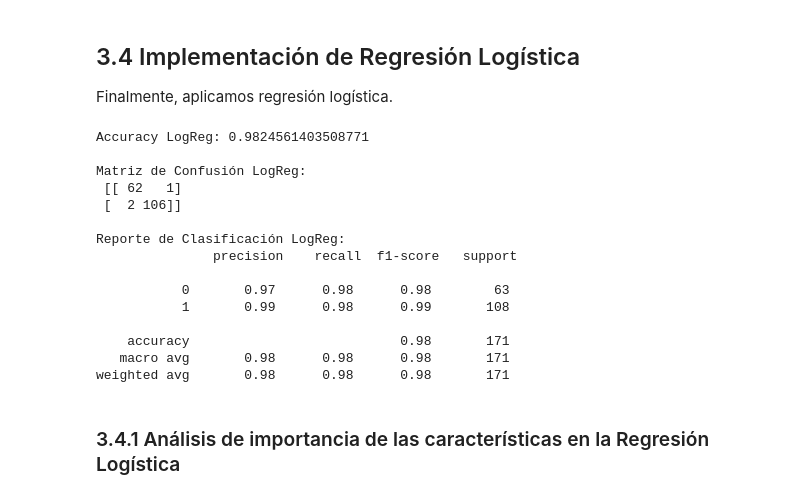
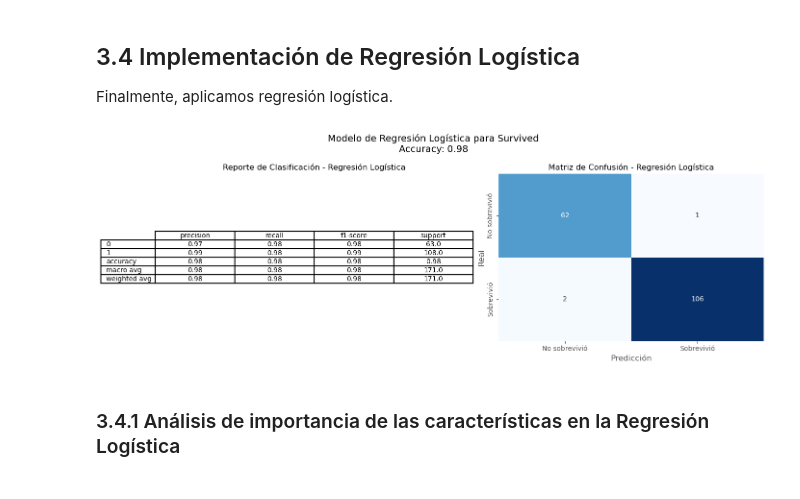
Before and after one commit to Godoca2/Machine-Learning, a Jupyter notebook: Scripts/ML_Lab3_DataSet_breast_cancer.ipynb, the cells around one changed output. Saved outputs shown, nothing was run; the diff lists cells and outputs as text; code cells hidden in the pictures.

```diff
--- a/Scripts/ML_Lab3_DataSet_breast_cancer.ipynb
+++ b/Scripts/ML_Lab3_DataSet_breast_cancer.ipynb
@@ -375,38 +389,48 @@ weighted avg       0.95      0.95      0.95       171
 ## 3.4 Implementación de Regresión Logística
 
 Finalmente, aplicamos regresión logística.
-# %%
-from sklearn.linear_model import LogisticRegression
-
-# Instanciar el modelo
-logreg_model = LogisticRegression(max_iter=1000)
-
-# Entrenar el modelo
-logreg_model.fit(X_train, y_train)
-
-# Predecir en el conjunto de prueba
-y_pred_logreg = logreg_model.predict(X_test)
-
-# Evaluar el modelo
-print("Accuracy LogReg:", accuracy_score(y_test, y_pred_logreg))
-print("\nMatriz de Confusión LogReg:\n", confusion_matrix(y_test, y_pred_logreg))
-print("\nReporte de Clasificación LogReg:\n", classification_report(y_test, y_pred_logreg))
-# %% [output]
-Accuracy LogReg: 0.9824561403508771
-
-Matriz de Confusión LogReg:
- [[ 62   1]
- [  2 106]]
-
-Reporte de Clasificación LogReg:
-               precision    recall  f1-score   support
-
-           0       0.97      0.98      0.98        63
-           1       0.99      0.98      0.99       108
-
-    accuracy                           0.98       171
-   macro avg       0.98      0.98      0.98       171
-weighted avg       0.98      0.98      0.98       171
+# %%
+from sklearn.linear_model import LogisticRegression
+
+# Instanciar el modelo
+logreg_model = LogisticRegression(max_iter=1000)
+
+# Entrenar el modelo
+logreg_model.fit(X_train, y_train)
+
+# Predecir en el conjunto de prueba
+y_pred_logreg = logreg_model.predict(X_test)
+
+# Evaluar el modelo
+accuracy_logreg = accuracy_score(y_test, y_pred_logreg)
+conf_matrix_logreg = confusion_matrix(y_test, y_pred_logreg)
+report_df_logreg = pd.DataFrame(classification_report(y_test, y_pred_logreg, output_dict=True)).transpose().round(2)
+
+# Resultados del modelo de Regresión Logística
+fig, ax = plt.subplots(1, 2, figsize=(14, 5))
+fig.suptitle(f'Modelo de Regresión Logística para Survived\nAccuracy: {accuracy_logreg:.2f}', fontsize=14)
+
+# Reporte de clasificación
+ax[0].set_title("Reporte de Clasificación - Regresión Logística", fontsize=12)
+ax[0].axis('off')
+table_logreg = ax[0].table(cellText=report_df_logreg.values, colLabels=report_df_logreg.columns, rowLabels=report_df_logreg.index, cellLoc='center', loc='center', edges='BRTL')
+table_logreg.auto_set_font_size(False)
+table_logreg.set_fontsize(10)
+table_logreg.scale(1.2, 1.2)
+for key, cell in table_logreg.get_celld().items():
+    cell.set_linewidth(1.5)
+
+# Matriz de confusión
+sns.heatmap(conf_matrix_logreg, annot=True, fmt="d", cmap="Blues", ax=ax[1], cbar=False,
+            xticklabels=['No sobrevivió', 'Sobrevivió'], yticklabels=['No sobrevivió', 'Sobrevivió'])
+ax[1].set_title("Matriz de Confusión - Regresión Logística", fontsize=12)
+ax[1].set_xlabel("Predicción")
+ax[1].set_ylabel("Real")
+
+plt.tight_layout()
+plt.show()
+# %% [output]
+[figure, added]
 # %% [markdown]
 ### 3.4.1 Análisis de importancia de las características en la Regresión Logística
 # %%
```
Also changed, not shown: parts of 10 cells of this notebook.
